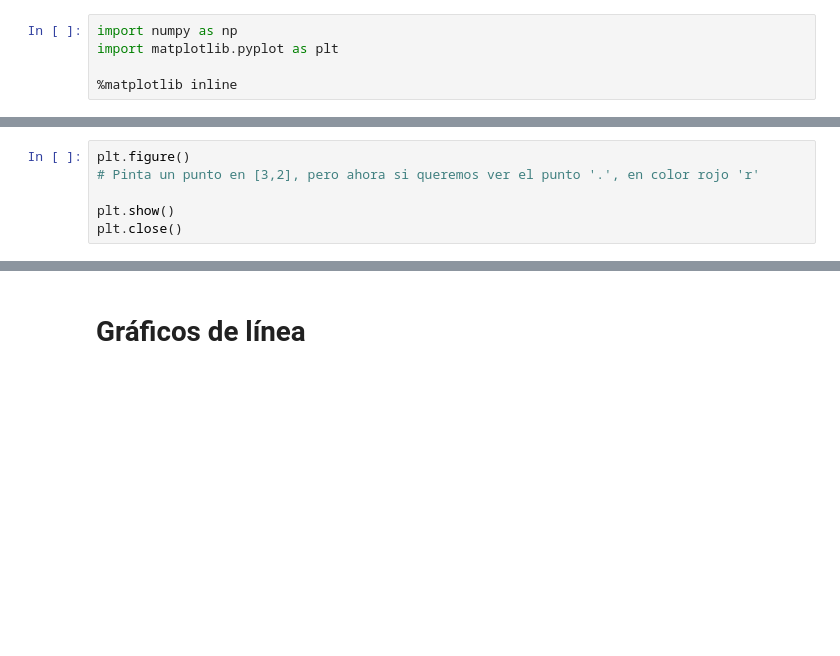
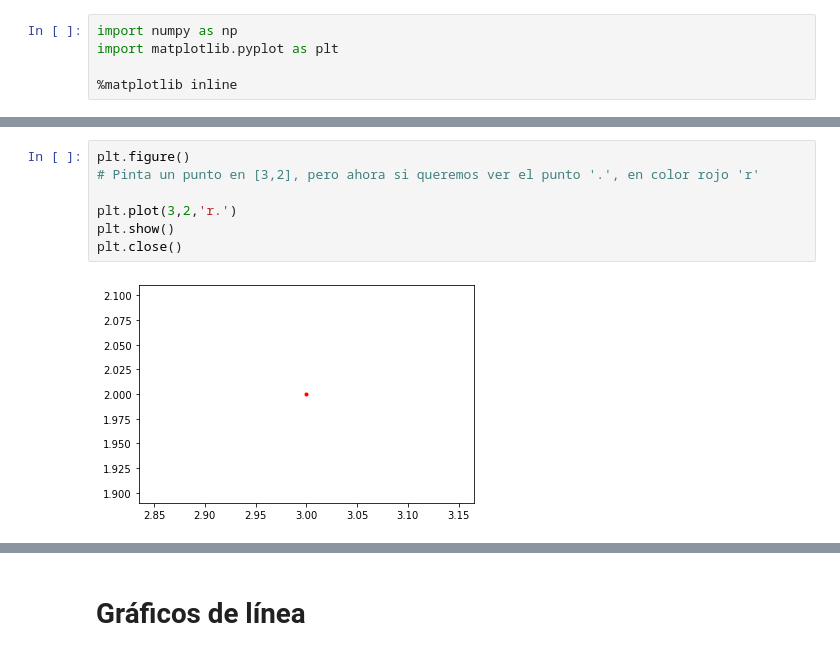
Before and after one commit to rafaelrv95/transito, a Jupyter notebook: 04_Graficos.ipynb, the cells around one changed output, grey strips where cells are left out. Saved outputs shown, nothing was run; the diff lists cells and outputs as text; blank space fills up the shorter version.

```diff
--- a/04_Graficos.ipynb
+++ b/04_Graficos.ipynb
@@ -18,9 +21,12 @@ import matplotlib.pyplot as plt
 # %%
 plt.figure()
 # Pinta un punto en [3,2], pero ahora si queremos ver el punto '.', en color rojo 'r'
 
+plt.plot(3,2,'r.')
 plt.show()
 plt.close()
+# %% [output]
+[figure, added]
 # %%
 plt.figure()
 # Pinta el punto con un circulo 'o' como marcador, de color verde 'g'
```
Also changed, not shown: parts of 21 cells of this notebook.
